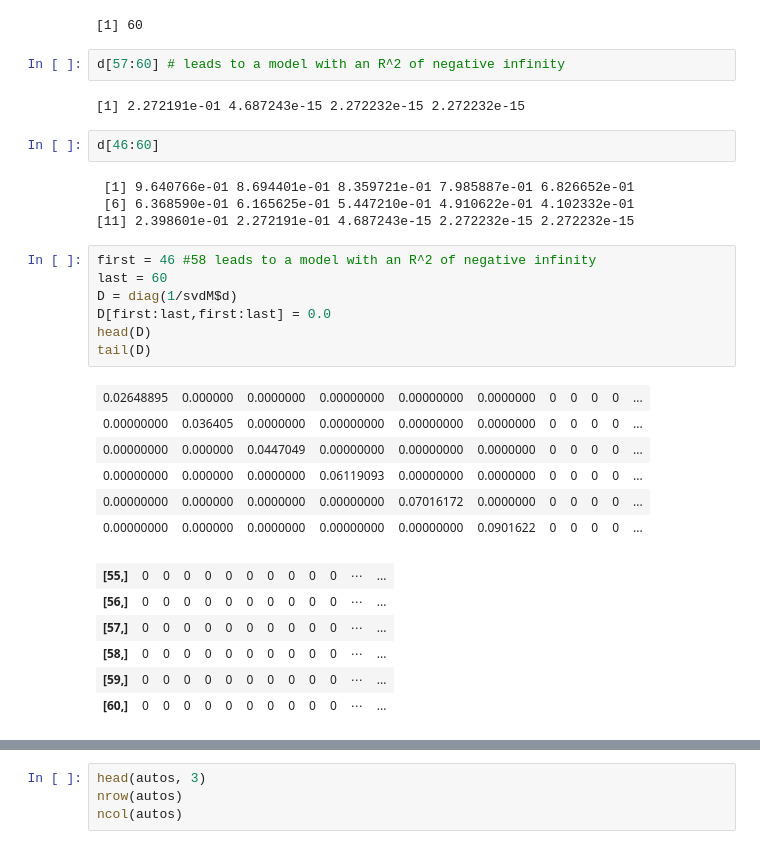
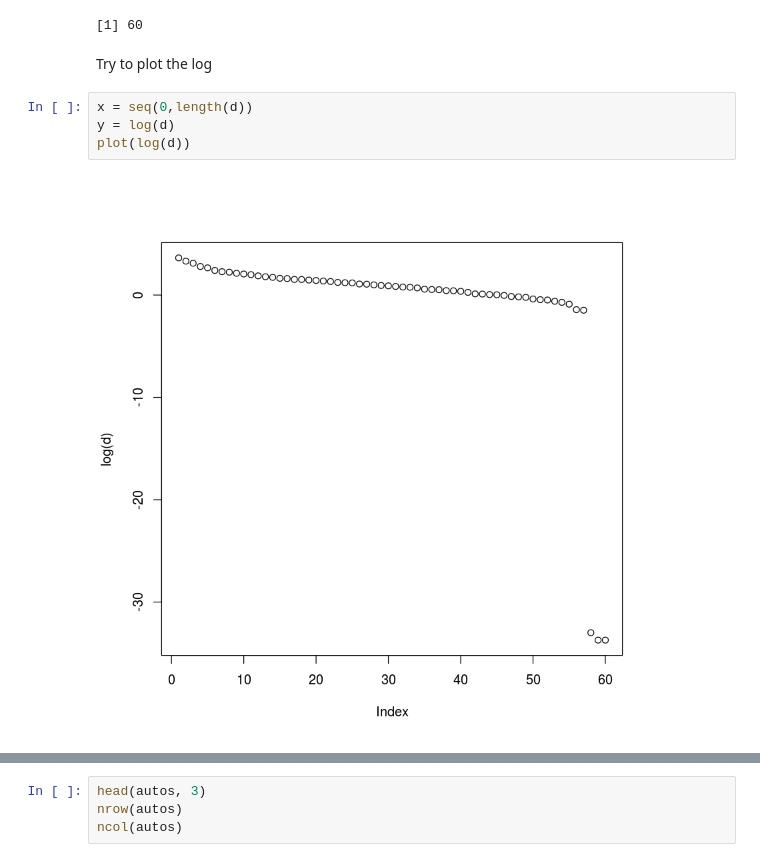
Before and after one commit to JingruWu10/UW_DataScience, a Jupyter notebook: Q2/HW07/HW07_Salemann_DRAFT.ipynb, the cells around one changed output, grey strips where cells are left out. Drawn from its saved outputs; the diff is of its cells as text.

```diff
--- a/Q2/HW07/HW07_Salemann_DRAFT.ipynb
+++ b/Q2/HW07/HW07_Salemann_DRAFT.ipynb
@@ -278,33 +280,11 @@ Singular values range from 2 orders of magnitude down to -15, wiht most of them
 length(d)
 # %% [output]
 [1] 60
-# %%
-d[57:60] # leads to a model with an R^2 of negative infinity
-# %% [output]
-[1] 2.272191e-01 4.687243e-15 2.272232e-15 2.272232e-15
-# %%
-d[46:60]
-# %% [output]
- [1] 9.640766e-01 8.694401e-01 8.359721e-01 7.985887e-01 6.826652e-01
- [6] 6.368590e-01 6.165625e-01 5.447210e-01 4.910622e-01 4.102332e-01
-[11] 2.398601e-01 2.272191e-01 4.687243e-15 2.272232e-15 2.272232e-15
-# %%
-first = 46 #58 leads to a model with an R^2 of negative infinity
-last = 60
-D = diag(1/svdM$d)
-D[first:last,first:last] = 0.0
-head(D)
-tail(D)
-# %% [output]
-| 0.02648895 | 0.000000 | 0.0000000 | 0.00000000 | 0.00000000 | 0.0000000 | 0 | 0 | 0 | 0 | ... |
-| 0.00000000 | 0.036405 | 0.0000000 | 0.00000000 | 0.00000000 | 0.0000000 | 0 | 0 | 0 | 0 | ... |
-| 0.00000000 | 0.000000 | 0.0447049 | 0.00000000 | 0.00000000 | 0.0000000 | 0 | 0 | 0 | 0 | ... |
-| 0.00000000 | 0.000000 | 0.0000000 | 0.06119093 | 0.00000000 | 0.0000000 | 0 | 0 | 0 | 0 | ... |
-| 0.00000000 | 0.000000 | 0.0000000 | 0.00000000 | 0.07016172 | 0.0000000 | 0 | 0 | 0 | 0 | ... |
-| 0.00000000 | 0.000000 | 0.0000000 | 0.00000000 | 0.00000000 | 0.0901622 | 0 | 0 | 0 | 0 | ... |
-| [55,] | 0 | 0 | 0 | 0 | 0 | 0 | 0 | 0 | 0 | 0 | ⋯ | ... |
-| [56,] | 0 | 0 | 0 | 0 | 0 | 0 | 0 | 0 | 0 | 0 | ⋯ | ... |
-| [57,] | 0 | 0 | 0 | 0 | 0 | 0 | 0 | 0 | 0 | 0 | ⋯ | ... |
-| [58,] | 0 | 0 | 0 | 0 | 0 | 0 | 0 | 0 | 0 | 0 | ⋯ | ... |
-| [59,] | 0 | 0 | 0 | 0 | 0 | 0 | 0 | 0 | 0 | 0 | ⋯ | ... |
-| [60,] | 0 | 0 | 0 | 0 | 0 | 0 | 0 | 0 | 0 | 0 | ⋯ | ... |
+# %% [markdown]
+Try to plot the log
+# %%
+x = seq(0,length(d))
+y = log(d)
+plot(log(d))
+# %% [output]
+[figure, added]
```
Also changed, not shown: parts of 14 cells of this notebook.
